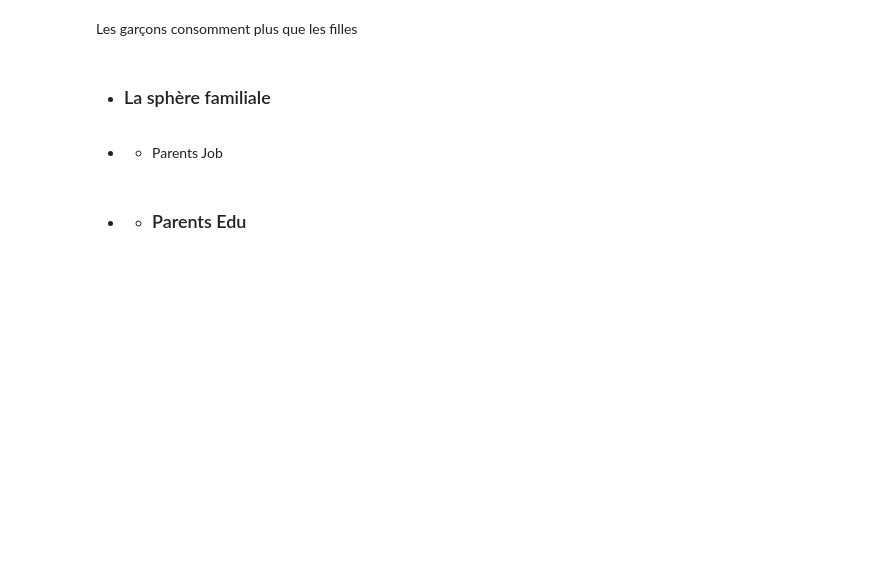
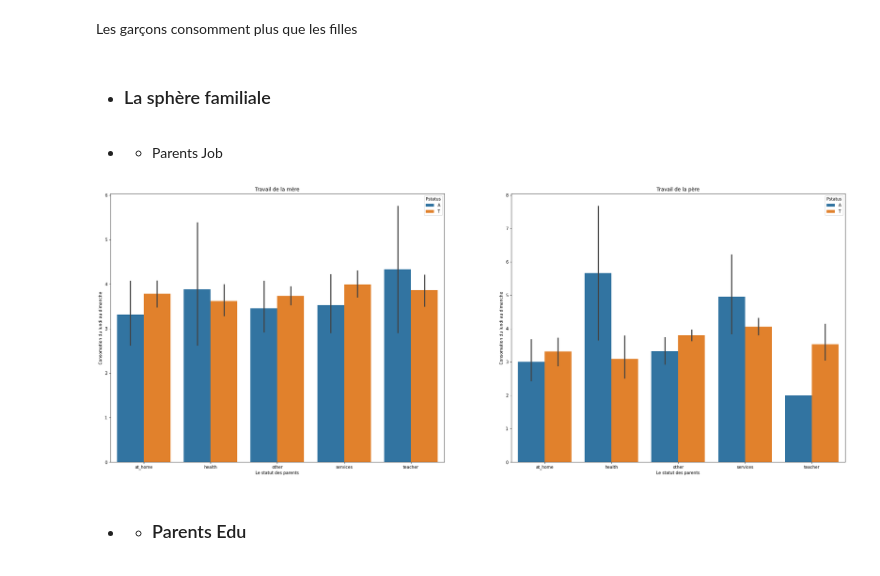
Before and after one commit to QvHub/student_alcohol_consumption, a Jupyter notebook: analyse_alcool_et_resultat_scolaire_maya_khaled_quentin.ipynb, the cells around one changed output. Saved outputs shown, nothing was run; the diff lists cells and outputs as text; code cells hidden in the pictures; blank space fills up the shorter version.

```diff
--- a/analyse_alcool_et_resultat_scolaire_maya_khaled_quentin.ipynb
+++ b/analyse_alcool_et_resultat_scolaire_maya_khaled_quentin.ipynb
@@ -275,19 +312,20 @@ Les garçons consomment plus que les filles
 # %%
 plt.figure(figsize=(32, 12))
 
-lables =['1', '2', '3', '4']
+
 
 plt.subplot(121)
-ax = sns.barplot(data = df, x="Pstatus", y="Salc", hue="Mjob")
+ax = sns.barplot(data = df, x="Mjob", y="Salc", hue="Pstatus", order=["at_home", "health","other","services","teacher"])
 ax.set(xlabel="Le statut des parents")
 ax.set(ylabel="Consomation du lundi au dimanche")
-ax.set_xticklabels(labels)
 ax = plt.title("Travail de la mère")
 plt.subplot(122)
-ax = sns.barplot(data = df, x="Pstatus", y="Salc", hue="Fjob")
+ax = sns.barplot(data = df, x="Fjob", y="Salc", hue="Pstatus",  order=["at_home", "health","other","services","teacher"])
 ax.set(xlabel="Le statut des parents")
 ax.set(ylabel="Consomation du lundi au dimanche")
 ax = plt.title("Travail de la père")
+# %% [output]
+[figure, added]
 # %%
 plt.figure(figsize=(24,9))
 plt.subplot(121)
```
Also changed, not shown: parts of 29 cells of this notebook.
